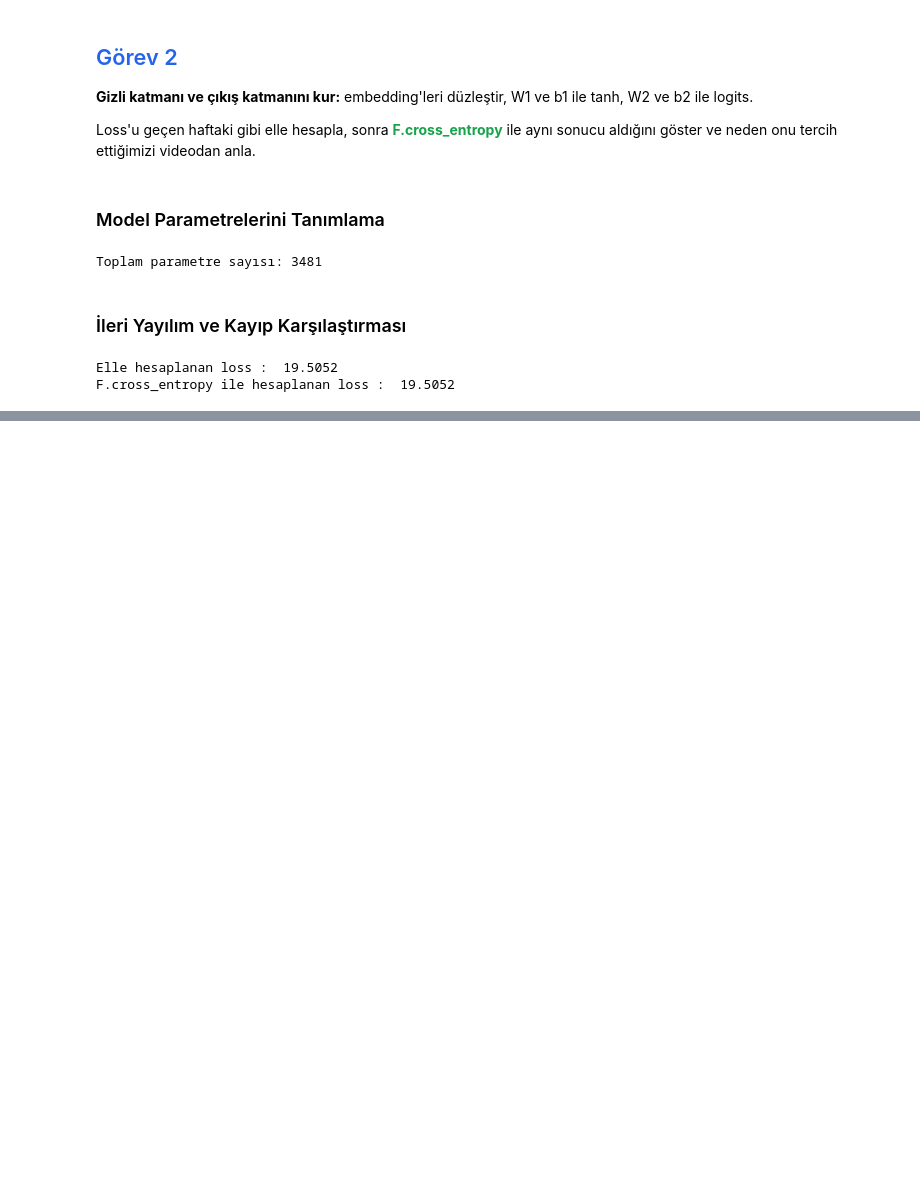
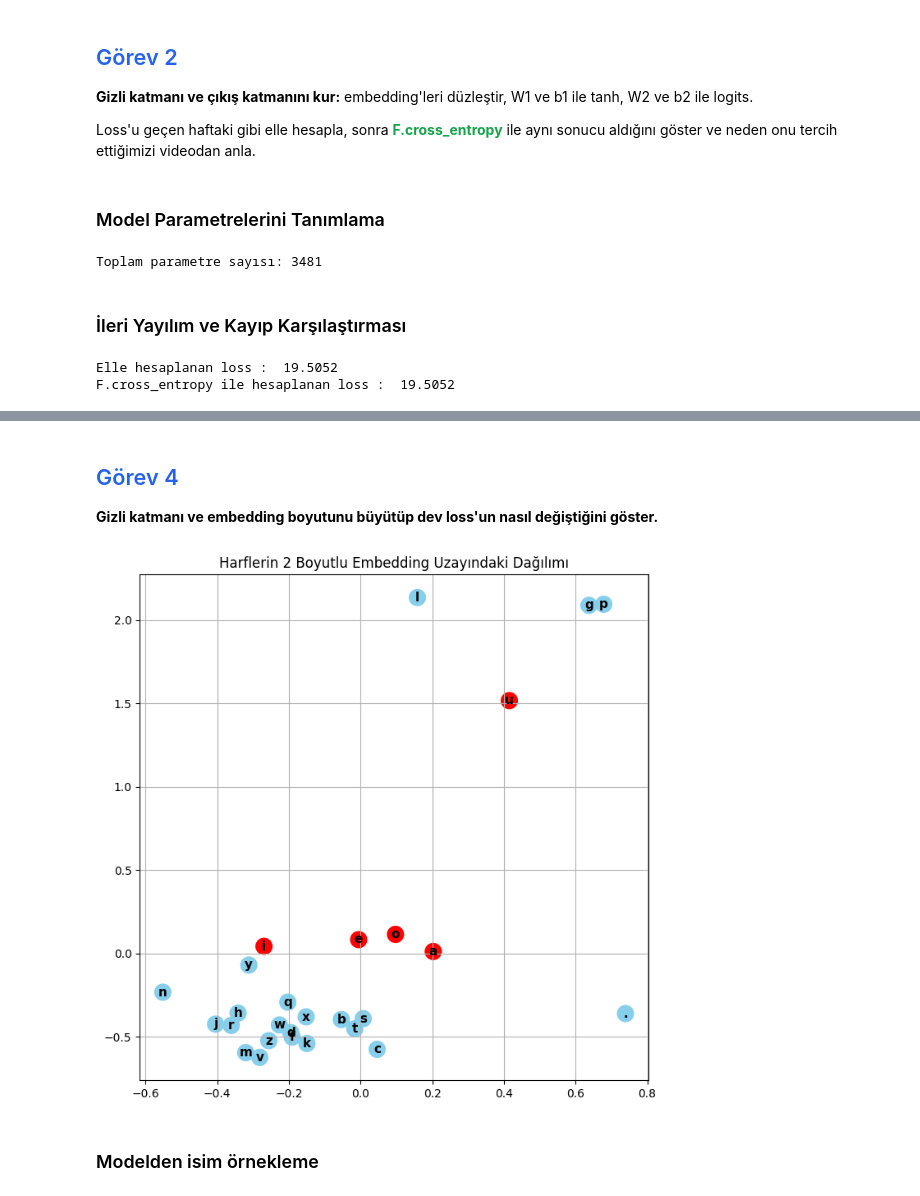
Before and after one commit to mehmetdogukanozer/YZ50, a Jupyter notebook: hafta4/yz50_hw_04.ipynb, the cells around one changed output, grey strips where cells are left out. Cells and saved outputs as stored; diff of their text form; code cells hidden in the pictures; blank space fills up the shorter version.

```diff
--- a/hafta4/yz50_hw_04.ipynb
+++ b/hafta4/yz50_hw_04.ipynb
@@ -125,0 +288,44 @@ F.cross_entropy ile hesaplanan loss :  19.5052
+# %% [markdown]
+<h2 style="color:#2563eb;">Görev 4</h2>
+
+<p>
+<strong>Gizli katmanı ve embedding boyutunu büyütüp dev loss'un nasıl değiştiğini göster.</strong>
+
+</p>
+# %%
+import matplotlib.pyplot as plt
+
+plt.figure(figsize=(8, 8))
+
+# Sesli harfler
+sesli_harfler = ['a', 'e', 'i', 'o', 'u']
+
+# Her harfin rengini belirle
+renkler = ['red' if i2s[i] in sesli_harfler else 'skyblue' for i in range(C.shape[0])]
+
+plt.scatter(
+    C[:, 0].data,
+    C[:, 1].data,
+    s=200,
+    color=renkler
+)
+
+for i in range(C.shape[0]):
+    plt.text(
+        C[i, 0].item(),
+        C[i, 1].item(),
+        i2s[i],
+        ha='center',
+        va='center',
+        color='black',
+        fontsize=11,
+        weight='bold',
+    )
+
+plt.title("Harflerin 2 Boyutlu Embedding Uzayındaki Dağılımı")
+plt.grid(True)
+plt.show()
+# %% [output]
+[figure, added]
+# %% [markdown]
+### Modelden isim örnekleme
```
Also changed, not shown: parts of 27 cells of this notebook, 1 other file.
